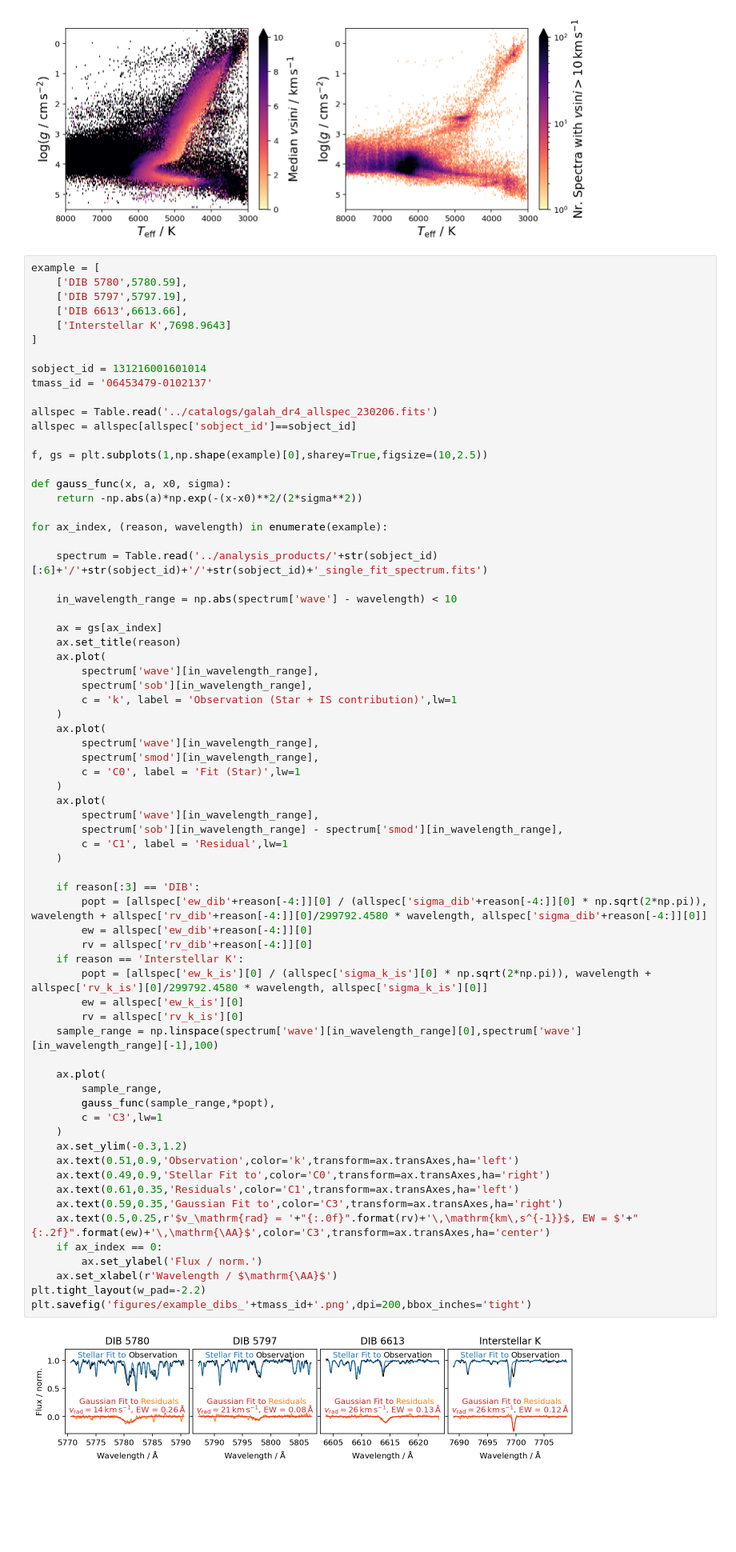
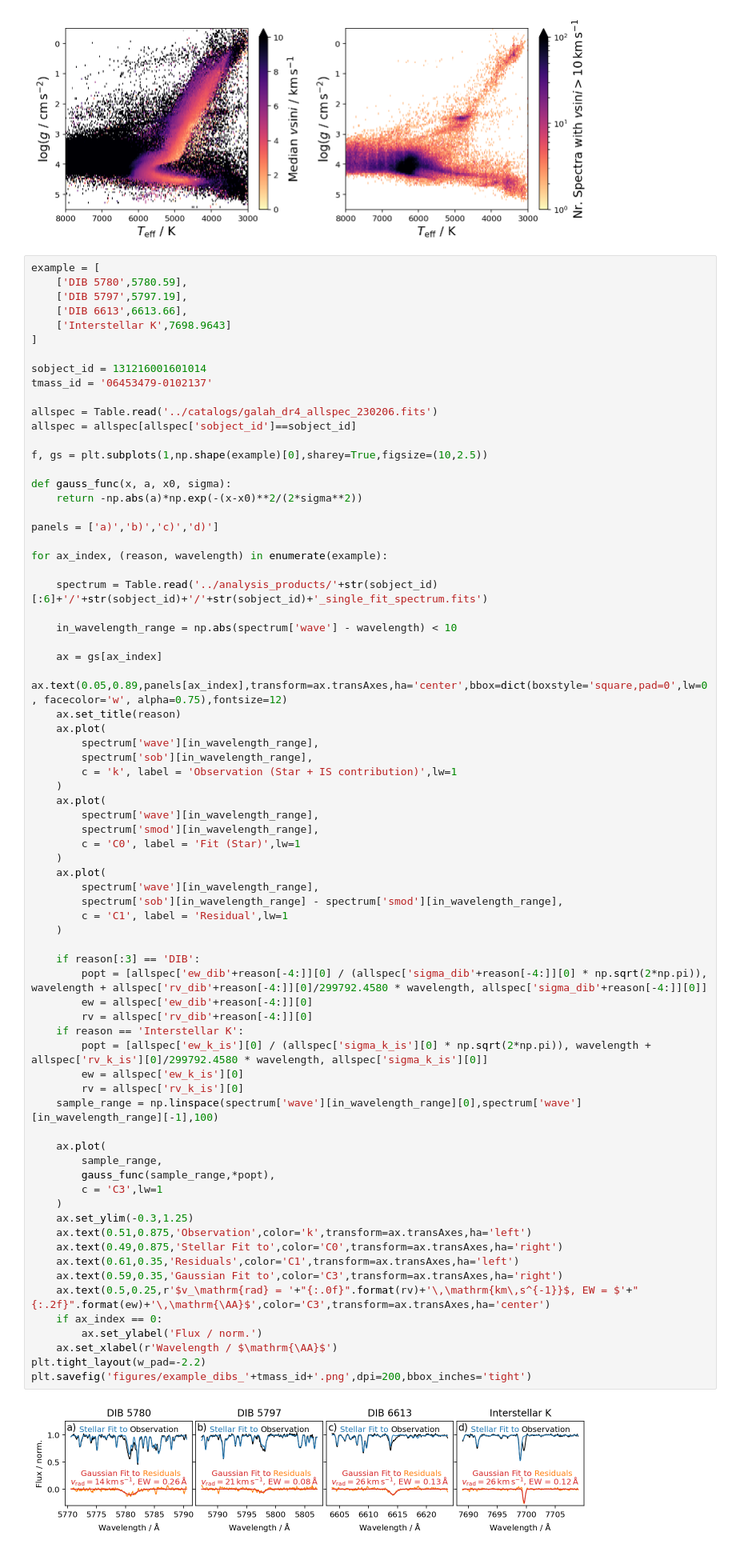
Before and after one commit to svenbuder/GALAH_DR4, a Jupyter notebook: validation/galah_dr4_validation_flag_sp.ipynb, the cells around one changed output. Shown: that part at 80% size. Saved outputs shown, nothing was run; the diff lists cells and outputs as text; blank space fills up the shorter version.

```diff
--- a/validation/galah_dr4_validation_flag_sp.ipynb
+++ b/validation/galah_dr4_validation_flag_sp.ipynb
@@ -618,6 +618,8 @@ f, gs = plt.subplots(1,np.shape(example)[0],sharey=True,figsize=(10,2.5))
 def gauss_func(x, a, x0, sigma):
     return -np.abs(a)*np.exp(-(x-x0)**2/(2*sigma**2))
 
+panels = ['a)','b)','c)','d)']
+
 for ax_index, (reason, wavelength) in enumerate(example):
 
     spectrum = Table.read('../analysis_products/'+str(sobject_id)[:6]+'/'+str(sobject_id)+'/'+str(sobject_id)+'_single_fit_spectrum.fits')
@@ -625,6 +627,7 @@ for ax_index, (reason, wavelength) in enumerate(example):
     in_wavelength_range = np.abs(spectrum['wave'] - wavelength) < 10
 
     ax = gs[ax_index]
+    ax.text(0.05,0.89,panels[ax_index],transform=ax.transAxes,ha='center',bbox=dict(boxstyle='square,pad=0',lw=0, facecolor='w', alpha=0.75),fontsize=12)
     ax.set_title(reason)
     ax.plot(
         spectrum['wave'][in_wavelength_range],
@@ -639,34 +642,34 @@ for ax_index, (reason, wavelength) in enumerate(example):
     ax.plot(
         spectrum['wave'][in_wavelength_range],
         spectrum['sob'][in_wavelength_range] - spectrum['smod'][in_wavelength_range],
         c = 'C1', label = 'Residual',lw=1
     )
 
     if reason[:3] == 'DIB':
         popt = [allspec['ew_dib'+reason[-4:]][0] / (allspec['sigma_dib'+reason[-4:]][0] * np.sqrt(2*np.pi)), wavelength + allspec['rv_dib'+reason[-4:]][0]/299792.4580 * wavelength, allspec['sigma_dib'+reason[-4:]][0]]
         ew = allspec['ew_dib'+reason[-4:]][0]
         rv = allspec['rv_dib'+reason[-4:]][0]
     if reason == 'Interstellar K':
         popt = [allspec['ew_k_is'][0] / (allspec['sigma_k_is'][0] * np.sqrt(2*np.pi)), wavelength + allspec['rv_k_is'][0]/299792.4580 * wavelength, allspec['sigma_k_is'][0]]
         ew = allspec['ew_k_is'][0]
         rv = allspec['rv_k_is'][0]
     sample_range = np.linspace(spectrum['wave'][in_wavelength_range][0],spectrum['wave'][in_wavelength_range][-1],100)
 
     ax.plot(
         sample_range,
         gauss_func(sample_range,*popt),
         c = 'C3',lw=1
     )
-    ax.set_ylim(-0.3,1.2)
-    ax.text(0.51,0.9,'Observation',color='k',transform=ax.transAxes,ha='left')
-    ax.text(0.49,0.9,'Stellar Fit to',color='C0',transform=ax.transAxes,ha='right')
+    ax.set_ylim(-0.3,1.25)
+    ax.text(0.51,0.875,'Observation',color='k',transform=ax.transAxes,ha='left')
+    ax.text(0.49,0.875,'Stellar Fit to',color='C0',transform=ax.transAxes,ha='right')
     ax.text(0.61,0.35,'Residuals',color='C1',transform=ax.transAxes,ha='left')
     ax.text(0.59,0.35,'Gaussian Fit to',color='C3',transform=ax.transAxes,ha='right')
     ax.text(0.5,0.25,r'$v_\mathrm{rad} = '+"{:.0f}".format(rv)+'\,\mathrm{km\,s^{-1}}$, EW = $'+"{:.2f}".format(ew)+'\,\mathrm{\AA}$',color='C3',transform=ax.transAxes,ha='center')
     if ax_index == 0:
         ax.set_ylabel('Flux / norm.')
     ax.set_xlabel(r'Wavelength / $\mathrm{\AA}$')
 plt.tight_layout(w_pad=-2.2)
 plt.savefig('figures/example_dibs_'+tmass_id+'.png',dpi=200,bbox_inches='tight')
 # %% [output]
-[figure, old version]
+[figure, new version]
```
Also changed, not shown: parts of 2 cells of this notebook, 3 other files.
